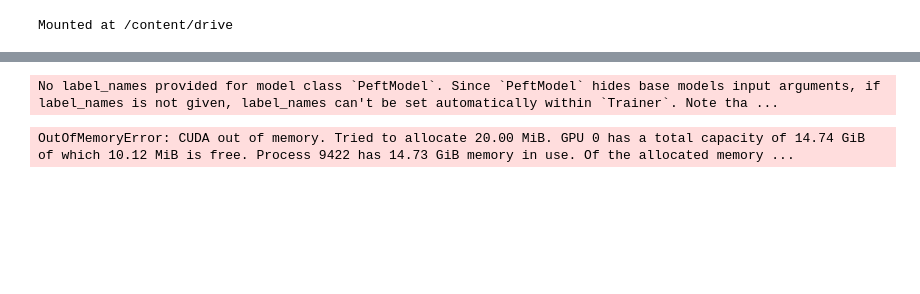
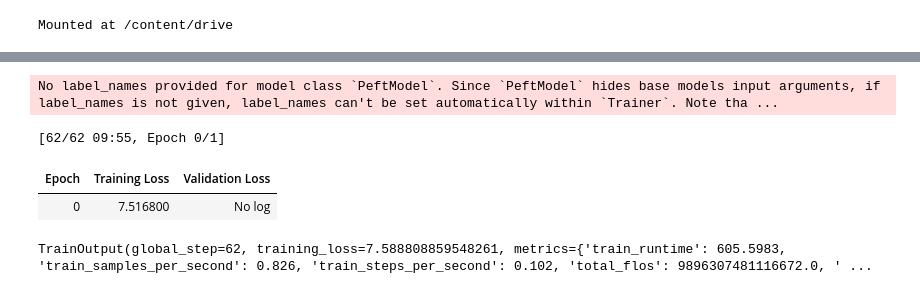
Before and after one commit to acram002/AI-Driven-Recipe-Suggestion-System, a Jupyter notebook: tranformerselection.ipynb, the cells around one changed output, grey strips where cells are left out. Drawn from its saved outputs; the diff is of its cells as text; code cells hidden in the pictures; blank space fills up the shorter version.

```diff
--- a/tranformerselection.ipynb
+++ b/tranformerselection.ipynb
@@ -138,6 +135,15 @@ from datasets import load_dataset
 # Load dataset
 file_path = "/content/drive/My Drive/modified_dataset.csv"
 dataset = load_dataset("csv", data_files=file_path, split="train")
+
+# Use a smaller portion of the dataset for quick training
+small_train_size = 500  # Adjust based on available compute
+small_eval_size = 100   # Smaller evaluation set
+
+# Sample a smaller subset (shuffle for randomness)
+dataset = dataset.shuffle(seed=42)
+train_dataset = dataset.select(range(min(len(dataset), small_train_size)))
+eval_dataset = dataset.select(range(min(len(dataset), small_eval_size)))
 
 # Preprocess dataset: Combine relevant columns into a single text prompt
 def preprocess_function(examples):
@@ -147,8 +153,11 @@ def preprocess_function(examples):
     # Tokenize input text
     tokenized_output = tokenizer(input_text, truncation=True, padding="max_length", max_length=512)
 
+    # Assign labels (for causal language modeling, labels = input_ids)
+    tokenized_output["labels"] = tokenized_output["input_ids"].copy()
+
     return tokenized_output
-
+"""
 # Tokenize dataset
 dataset = dataset.map(preprocess_function, remove_columns=dataset.column_names)
 
@@ -160,34 +169,74 @@ eval_dataset = dataset["test"]
 # Update training arguments
 training_args = TrainingArguments(
     output_dir="/content/drive/My Drive/deepseek_finetuned",
     per_device_train_batch_size=1,
     gradient_accumulation_steps=8,
     save_total_limit=3,
     num_train_epochs=3,
     logging_dir="./logs",
     logging_steps=50,
     save_strategy="epoch",
     fp16=True,
     optim="adamw_bnb_8bit",  # Use 8-bit optimizer
     warmup_steps=100,
     weight_decay=0.01,
     evaluation_strategy="epoch",
     remove_unused_columns=False,  # Prevents Trainer from dropping important columns
 )
 
 # Define Trainer
 trainer = Trainer(
     model=model,
     args=training_args,
     train_dataset=train_dataset,
     eval_dataset=eval_dataset,
 )
 
 # Start training
 trainer.train()
+
+# https://wandb.ai/crameralex6-central-michigan-university/huggingface
+# https://wandb.ai/crameralex6-central-michigan-university/huggingface/runs/xdgl7068
+"""
+
+# Tokenize dataset
+train_dataset = train_dataset.map(preprocess_function, remove_columns=dataset.column_names)
+eval_dataset = eval_dataset.map(preprocess_function, remove_columns=dataset.column_names)
+
+# Update training arguments for speed
+training_args = TrainingArguments(
+    output_dir="/content/drive/My Drive/deepseek_finetuned",
+    per_device_train_batch_size=2,  # Slightly increase batch size
+    gradient_accumulation_steps=4,
+    save_total_limit=2,
+    num_train_epochs=1,  # Reduce epochs
+    logging_dir="./logs",
+    logging_steps=25,
+    save_strategy="epoch",
+    fp16=True,
+    optim="adamw_bnb_8bit",
+    warmup_steps=50,  # Reduce warmup
+    weight_decay=0.01,
+    evaluation_strategy="epoch",
+    remove_unused_columns=False,
+)
+
+# Define Trainer
+trainer = Trainer(
+    model=model,
+    args=training_args,
+    train_dataset=train_dataset,
+    eval_dataset=eval_dataset,
+)
+
+# Start training
+trainer.train()
 # %% [output]
 No label_names provided for model class `PeftModel`. Since `PeftModel` hides base models input arguments, if label_names is not given, label_names can't be set automatically within `Trainer`. Note tha ...
-OutOfMemoryError: CUDA out of memory. Tried to allocate 20.00 MiB. GPU 0 has a total capacity of 14.74 GiB of which 10.12 MiB is free. Process 9422 has 14.73 GiB memory in use. Of the allocated memory ...
+[62/62 09:55, Epoch 0/1]
+| Epoch | Training Loss | Validation Loss |
+| 0 | 7.516800 | No log |
+TrainOutput(global_step=62, training_loss=7.588808859548261, metrics={'train_runtime': 605.5983, 'train_samples_per_second': 0.826, 'train_steps_per_second': 0.102, 'total_flos': 9896307481116672.0, ' ...
 # %%
 save_path = "/content/drive/My Drive/deepseek_finetuned"
 model.save_pretrained(save_path)
```
Also changed, not shown: parts of 4 cells of this notebook.
